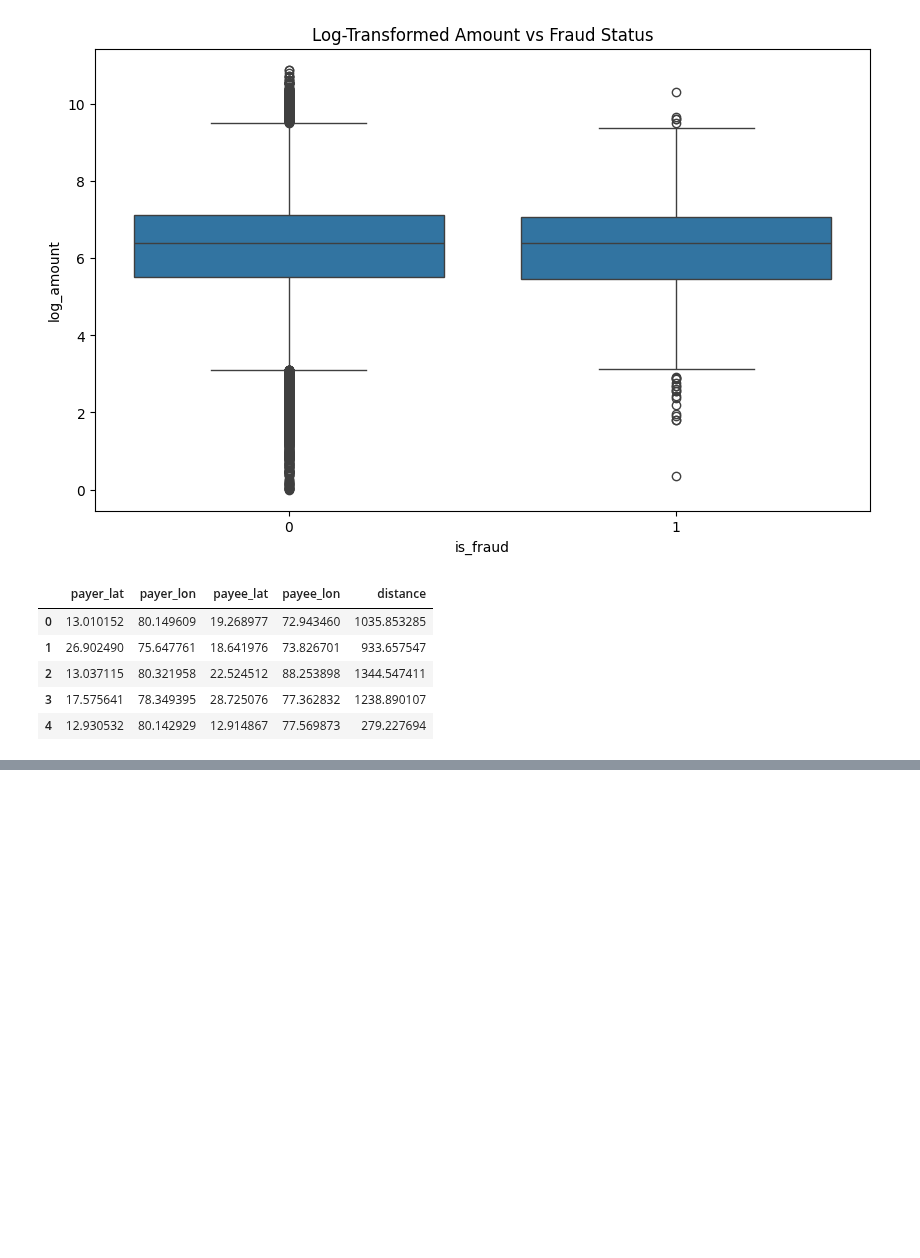
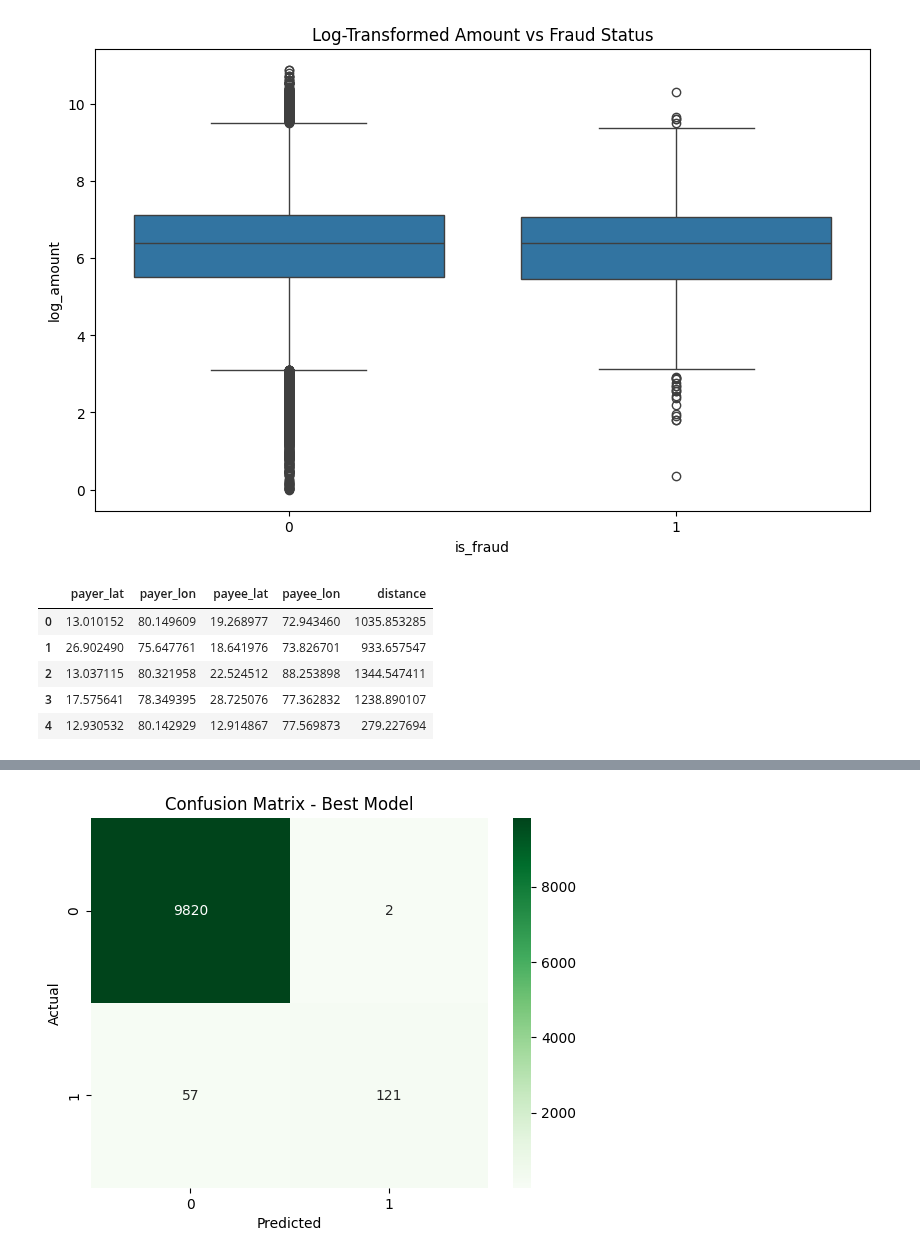
Before and after one commit to rahul8879/rbyte_ai_engineering, a Jupyter notebook: case_study/notebook/01_eda.ipynb, the cells around one changed output, grey strips where cells are left out. Saved outputs shown, nothing was run; the diff lists cells and outputs as text; code cells hidden in the pictures; blank space fills up the shorter version.

```diff
--- a/case_study/notebook/01_eda.ipynb
+++ b/case_study/notebook/01_eda.ipynb
@@ -180,0 +311,21 @@ data[['payer_lat', 'payer_lon', 'payee_lat', 'payee_lon', 'distance']].head()
+# %%
+# grid search cv for hyperparameter tuning
+from sklearn.model_selection import GridSearchCV
+param_grid = {
+    'C': [0.01, 0.1, 1, 10, 100],
+    'penalty': ['l1', 'l2'],
+    'solver': ['liblinear']
+}
+grid_search = GridSearchCV(LogisticRegression(max_iter=1000), param_grid, cv=5, scoring='f1', n_jobs=-1)
+grid_search.fit(X_train, y_train)
+best_model = grid_search.best_estimator_
+y_pred_best = best_model.predict(X_test)
+# confusion matrix for best model
+cm_best = confusion_matrix(y_test, y_pred_best)
+sns.heatmap(cm_best, annot=True, fmt='d', cmap='Greens')
+plt.xlabel('Predicted')
+plt.ylabel('Actual')
+plt.title('Confusion Matrix - Best Model')
+plt.show()
+# %% [output]
+[figure, added]
```
Also changed, not shown: parts of 18 cells of this notebook, 4 other files.
